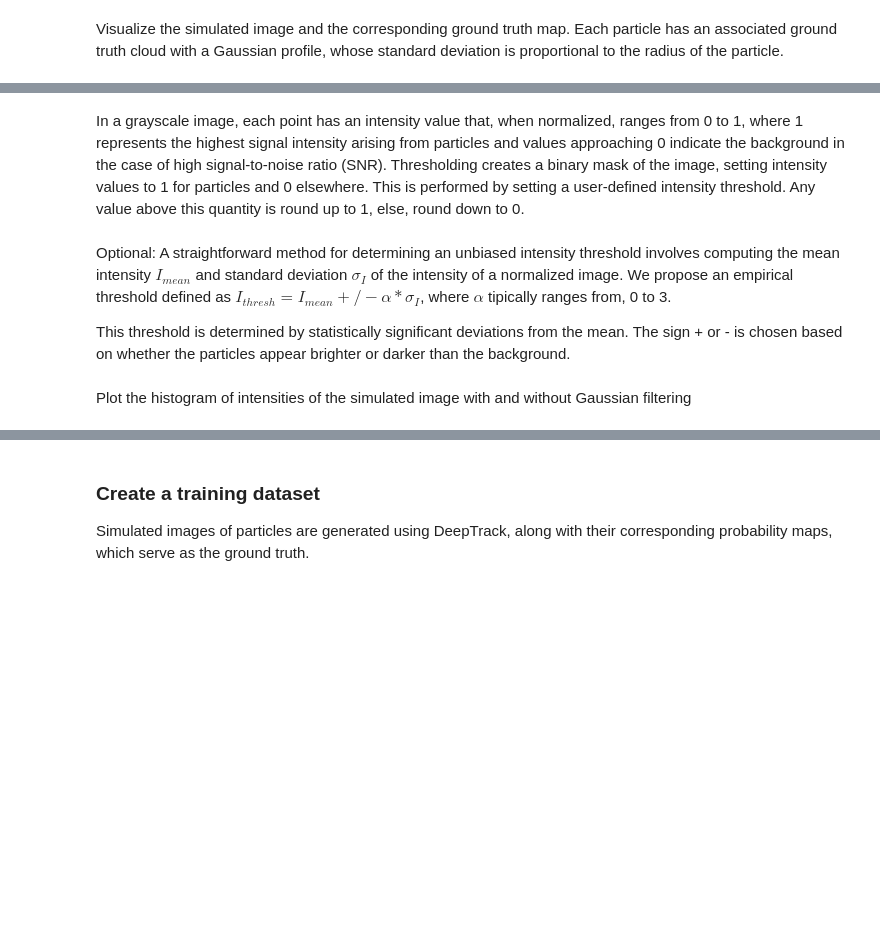
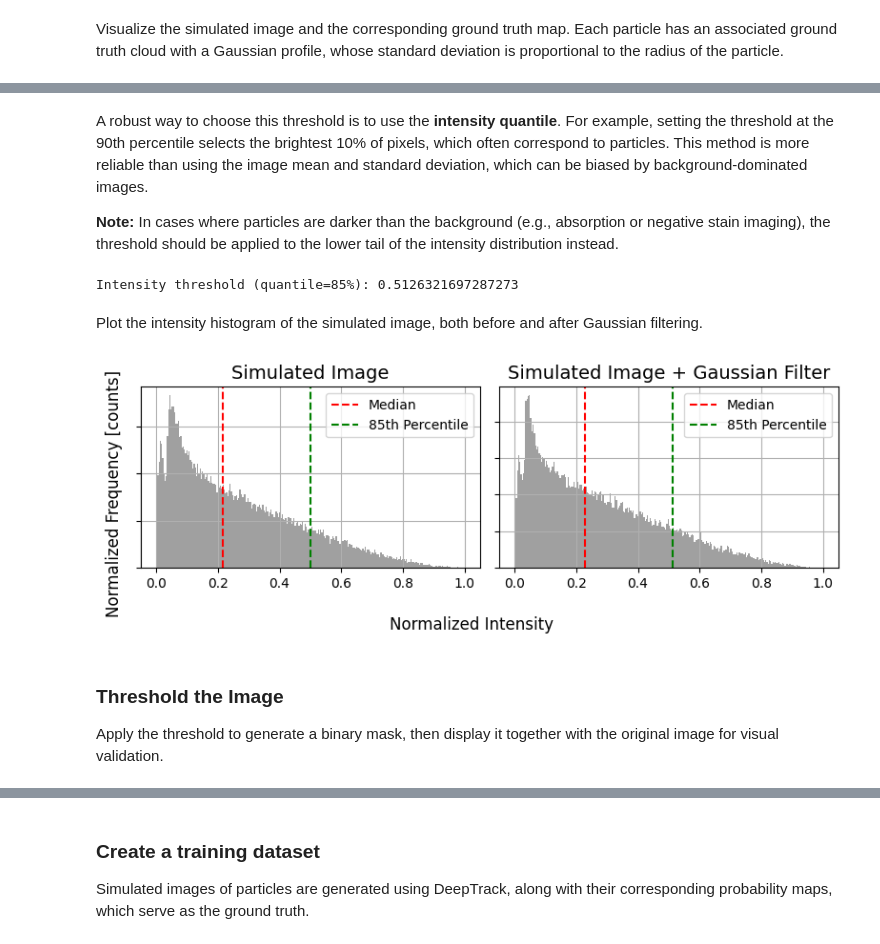
Before and after one commit to softmatterlab/ParticleTracking, a Jupyter notebook: tutorial/detection/spheres/detection_spheres.ipynb, the cells around one changed output, grey strips where cells are left out. Cells and saved outputs as stored; diff of their text form; code cells hidden in the pictures; blank space fills up the shorter version.

```diff
--- a/tutorial/detection/spheres/detection_spheres.ipynb
+++ b/tutorial/detection/spheres/detection_spheres.ipynb
@@ -261,62 +293,66 @@ The following detection methods will be implemented and evaluated with respect t
-# %% [markdown]
-In a grayscale image, each point has an intensity value that, when normalized, ranges from 0 to 1, where 1 represents the highest signal intensity arising from particles and values approaching 0 indicate the background in the case of high signal-to-noise ratio (SNR). Thresholding creates a binary mask of the image, setting intensity values to 1 for particles and 0 elsewhere. This is performed by setting a user-defined intensity threshold. Any value above this quantity is round up to 1, else, round down to 0.
 # %% [markdown]
-Optional: A straightforward method for determining an unbiased intensity threshold involves computing the mean intensity $I_{mean}$ and standard deviation $\sigma_{I}$ of the intensity of a normalized image. We propose an empirical threshold defined as $I_{thresh} = I_{mean} +/- \alpha * \sigma_{I}$, where $\alpha$ tipically ranges from, 0 to 3.
+A robust way to choose this threshold is to use the **intensity quantile**. For example, setting the threshold at the 90th percentile selects the brightest 10% of pixels, which often correspond to particles. This method is more reliable than using the image mean and standard deviation, which can be biased by background-dominated images.
 
-This threshold is determined by statistically significant deviations from the mean.
-The sign + or - is chosen based on whether the particles appear brighter or darker than the background.
+**Note:** In cases where particles are darker than the background (e.g., absorption or negative stain imaging), the threshold should be applied to the lower tail of the intensity distribution instead.
 # %%
 # Apply a Gaussian filter to the image to smooth out noise.
 filtered_image_sim = scipy.ndimage.gaussian_filter(simulated_image, sigma=1.0)
 
-# Calculate the mean and standard deviation of the simulated image.
-# Flatten the images to 1D for histograms
+# Flatten the filtered image for thresholding.
 flattened_image_filtered = filtered_image_sim.flatten()
-flattened_image_simulated = simulated_image.flatten()
 
-# Compute statistics for simulated image with and without Gaussian filter.
-mean_intensity_filtered = np.median(flattened_image_filtered)
-std_intensity_filtered = np.std(flattened_image_filtered)
-mean_intensity_simulated = np.mean(flattened_image_simulated)
-std_intensity_simulated = np.std(flattened_image_simulated)
+# Define the quantile level (e.g., 90% selects the top 10% brightest pixels).
+quantile_level = 0.85
 
-# We define the threshold in terms of mean intensity and standard deviation.
-intensity_threshold = mean_intensity_filtered + 0.75 * std_intensity_filtered
+# Compute the threshold as the intensity value at the given quantile.
+intensity_threshold = np.quantile(flattened_image_filtered, quantile_level)
 
-print(f"Intensity threshold: {intensity_threshold}")
+print(f"Intensity threshold (quantile={quantile_level*100:.0f}%): {intensity_threshold}")
+# %% [output]
+Intensity threshold (quantile=85%): 0.5126321697287273
 # %% [markdown]
-Plot the histogram of intensities of the simulated image with and without Gaussian filtering
+Plot the intensity histogram of the simulated image, both before and after Gaussian filtering.
 # %%
+# Compute statistics
+median_intensity_simulated = np.median(flattened_image_simulated)
+quantile_threshold_simulated = np.quantile(flattened_image_simulated, quantile_level)
+
+median_intensity_filtered = np.median(flattened_image_filtered)
+quantile_threshold_filtered = np.quantile(flattened_image_filtered, quantile_level)
+
 # Create subplots
 fig, axes = plt.subplots(1, 2, figsize=(8, 3))
 
 # Histogram for simulated image
 axes[0].hist(flattened_image_simulated, bins=256, range=(0, 1), color='gray', alpha=0.75, density=True)
-axes[0].axvline(mean_intensity_simulated, color='red', linestyle='dashed', linewidth=1.5, label="Mean")
-axes[0].axvline(mean_intensity_simulated - std_intensity_simulated, color='blue', linestyle='dashed', linewidth=1, label="Mean - Std. Dev.")
-axes[0].axvline(mean_intensity_simulated + std_intensity_simulated, color='blue', linestyle='dashed', linewidth=1, label="Mean + Std. Dev.")
+axes[0].axvline(median_intensity_simulated, color='red', linestyle='dashed', linewidth=1.5, label="Median")
+axes[0].axvline(quantile_threshold_simulated, color='green', linestyle='dashed', linewidth=1.5, label=f"{int(quantile_level*100)}th Percentile")
 axes[0].set_title("Simulated Image", fontsize=14)
 axes[0].set_yticklabels([])  # Remove y labels
 axes[0].legend()
 axes[0].grid(True)
 
 # Histogram for filtered image
 axes[1].hist(flattened_image_filtered, bins=256, range=(0, 1), color='gray', alpha=0.75)
-axes[1].axvline(mean_intensity_filtered, color='red', linestyle='dashed', linewidth=1.5, label="Mean")
-axes[1].axvline(mean_intensity_filtered - std_intensity_filtered, color='blue', linestyle='dashed', linewidth=1, label="Mean - Std. Dev.")
-axes[1].axvline(mean_intensity_filtered + std_intensity_filtered, color='blue', linestyle='dashed', linewidth=1, label="Mean + Std. Dev.")
-axes[1].set_title("Simulated image + Gaussian filter", fontsize=14)
+axes[1].axvline(median_intensity_filtered, color='red', linestyle='dashed', linewidth=1.5, label="Median")
+axes[1].axvline(quantile_threshold_filtered, color='green', linestyle='dashed', linewidth=1.5, label=f"{int(quantile_level*100)}th Percentile")
+axes[1].set_title("Simulated Image + Gaussian Filter", fontsize=14)
 axes[1].set_yticklabels([])  # Remove y labels
 axes[1].legend()
 axes[1].grid(True)
 
 # Set common x and y labels
 fig.supxlabel("Normalized Intensity", fontsize=12)
-fig.supylabel("Normalized Frequency [A.U.]", fontsize=12)
+fig.supylabel("Normalized Frequency [counts]", fontsize=12)
 
 # Adjust layout and display
 plt.tight_layout()
 plt.show()
+# %% [output]
+[figure, added]
+# %% [markdown]
+### Threshold the Image
+Apply the threshold to generate a binary mask, then display it together with the original image for visual validation.
 # %%
 # Create the binary mask by applying the threshold.
 simulated_mask = simulated_image > intensity_threshold
```
Also changed, not shown: parts of 46 cells of this notebook.
